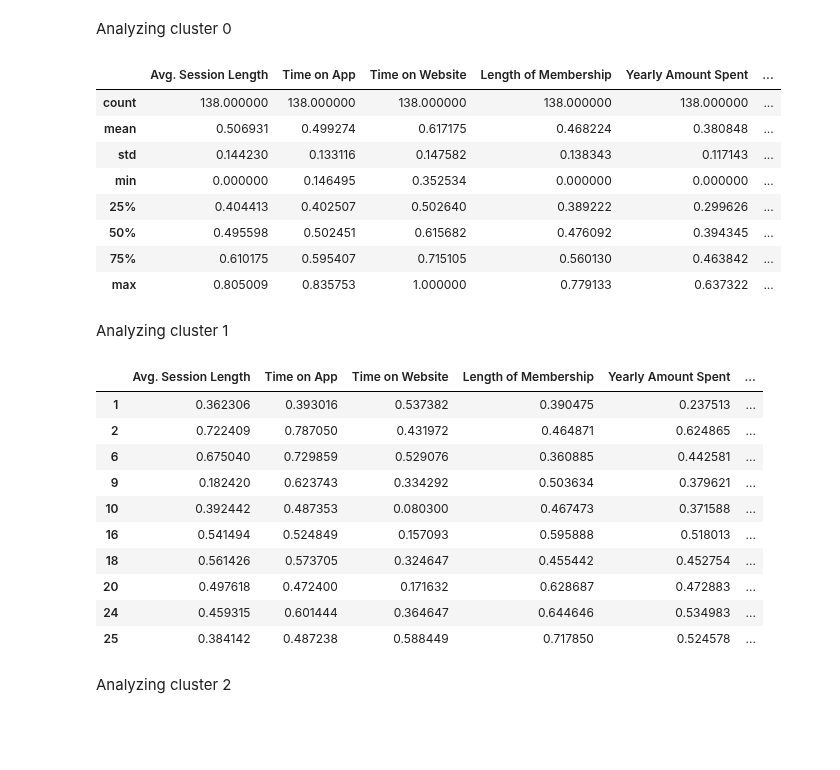
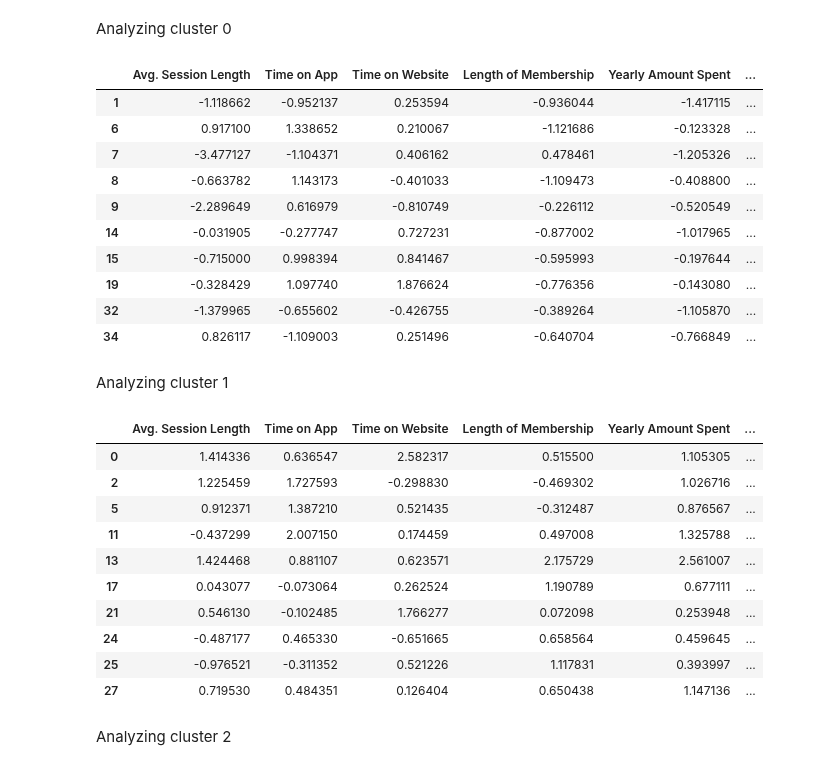
Before and after one commit to JustinSms/Ecommerce_Clustering_2, a Jupyter notebook: KPrototypes.ipynb, the cells around one changed output. Saved outputs shown, nothing was run; the diff lists cells and outputs as text; code cells hidden in the pictures; blank space fills up the shorter version.

```diff
--- a/KPrototypes.ipynb
+++ b/KPrototypes.ipynb
@@ -11,9 +11,19 @@ from sklearn.preprocessing import MinMaxScaler
 Importing data
 # %%
 data_hot_clustering = sf.data_hot_clustering
+#print(data_hot_clustering.head(5))
 
 data_norm = normalization.normalized_dataframe
 #print(data_norm.info())
 
 # Clusters are strongly influenced by State group
 data_clustering = pd.concat([data_norm,data_hot_clustering["State group"]], axis = 1)
+
+# Standardized data
+data_stand = data_hot_clustering[["Avg. Session Length","Time on App","Time on Website","Length of Membership","Yearly Amount Spent","State group"]]
+
+con_feats = ["Avg. Session Length","Time on App","Time on Website","Length of Membership","Yearly Amount Spent"]
+scale = StandardScaler()
+
+data_stand[con_feats] = scale.fit_transform(data_stand[con_feats])
+print(data_stand.head())
@@ -20,6 +44,6 @@ data_clustering = pd.concat([data_norm,data_hot_clustering["State group"]], axis
 # %% [markdown]
 Turning df in numpy array, bc ktypes takes numpy array as input
 # %%
-data_array = data_clustering.values
+data_array = data_stand.values
 print(data_array)
 # %% [output]
@@ -50,7 +74,7 @@ Choosing optimal number of cluster k
 #Choosing optimal K
 cost = []
 for num_clusters in list(range(1,8)):
-    kproto = KPrototypes(n_clusters=num_clusters, init='Huang')
+    kproto = KPrototypes(n_clusters=num_clusters, init='Cao')
     kproto.fit_predict(data_array, categorical=[5])
     cost.append(kproto.cost_)
 
@@ -88,37 +112,39 @@ for i in clusters:
 # %% [markdown]
 Adding clusters to original dataframe
 # %%
-data_clustering["Clusters"] = cluster_list
+data_stand["Clusters"] = cluster_list
 # %% [markdown]
 Analyzing cluster 0
 # %%
-data_clustering[data_clustering["Clusters"] == 0].head(10)
-data_clustering[data_clustering["Clusters"] == 0].describe()
+data_stand[data_stand["Clusters"] == 0].head(10)
+#data_stand[data_stand["Clusters"] == 0].describe()
 # %% [output]
 |  | Avg. Session Length | Time on App | Time on Website | Length of Membership | Yearly Amount Spent | ... |
-| count | 138.000000 | 138.000000 | 138.000000 | 138.000000 | 138.000000 | ... |
-| mean | 0.506931 | 0.499274 | 0.617175 | 0.468224 | 0.380848 | ... |
-| std | 0.144230 | 0.133116 | 0.147582 | 0.138343 | 0.117143 | ... |
-| min | 0.000000 | 0.146495 | 0.352534 | 0.000000 | 0.000000 | ... |
-| 25% | 0.404413 | 0.402507 | 0.502640 | 0.389222 | 0.299626 | ... |
-| 50% | 0.495598 | 0.502451 | 0.615682 | 0.476092 | 0.394345 | ... |
-| 75% | 0.610175 | 0.595407 | 0.715105 | 0.560130 | 0.463842 | ... |
-| max | 0.805009 | 0.835753 | 1.000000 | 0.779133 | 0.637322 | ... |
+| 1 | -1.118662 | -0.952137 | 0.253594 | -0.936044 | -1.417115 | ... |
+| 6 | 0.917100 | 1.338652 | 0.210067 | -1.121686 | -0.123328 | ... |
+| 7 | -3.477127 | -1.104371 | 0.406162 | 0.478461 | -1.205326 | ... |
+| 8 | -0.663782 | 1.143173 | -0.401033 | -1.109473 | -0.408800 | ... |
+| 9 | -2.289649 | 0.616979 | -0.810749 | -0.226112 | -0.520549 | ... |
+| 14 | -0.031905 | -0.277747 | 0.727231 | -0.877002 | -1.017965 | ... |
+| 15 | -0.715000 | 0.998394 | 0.841467 | -0.595993 | -0.197644 | ... |
+| 19 | -0.328429 | 1.097740 | 1.876624 | -0.776356 | -0.143080 | ... |
+| 32 | -1.379965 | -0.655602 | -0.426755 | -0.389264 | -1.105870 | ... |
+| 34 | 0.826117 | -1.109003 | 0.251496 | -0.640704 | -0.766849 | ... |
 # %% [markdown]
 Analyzing cluster 1
 # %%
-data_clustering[data_clustering["Clusters"] == 1].head(10)
+data_stand[data_stand["Clusters"] == 1].head(10)
 # %% [output]
 |  | Avg. Session Length | Time on App | Time on Website | Length of Membership | Yearly Amount Spent | ... |
-| 1 | 0.362306 | 0.393016 | 0.537382 | 0.390475 | 0.237513 | ... |
-| 2 | 0.722409 | 0.787050 | 0.431972 | 0.464871 | 0.624865 | ... |
-| 6 | 0.675040 | 0.729859 | 0.529076 | 0.360885 | 0.442581 | ... |
-| 9 | 0.182420 | 0.623743 | 0.334292 | 0.503634 | 0.379621 | ... |
-| 10 | 0.392442 | 0.487353 | 0.080300 | 0.467473 | 0.371588 | ... |
-| 16 | 0.541494 | 0.524849 | 0.157093 | 0.595888 | 0.518013 | ... |
-| 18 | 0.561426 | 0.573705 | 0.324647 | 0.455442 | 0.452754 | ... |
-| 20 | 0.497618 | 0.472400 | 0.171632 | 0.628687 | 0.472883 | ... |
-| 24 | 0.459315 | 0.601444 | 0.364647 | 0.644646 | 0.534983 | ... |
-| 25 | 0.384142 | 0.487238 | 0.588449 | 0.717850 | 0.524578 | ... |
+| 0 | 1.414336 | 0.636547 | 2.582317 | 0.515500 | 1.105305 | ... |
+| 2 | 1.225459 | 1.727593 | -0.298830 | -0.469302 | 1.026716 | ... |
+| 5 | 0.912371 | 1.387210 | 0.521435 | -0.312487 | 0.876567 | ... |
+| 11 | -0.437299 | 2.007150 | 0.174459 | 0.497008 | 1.325788 | ... |
+| 13 | 1.424468 | 0.881107 | 0.623571 | 2.175729 | 2.561007 | ... |
+| 17 | 0.043077 | -0.073064 | 0.262524 | 1.190789 | 0.677111 | ... |
+| 21 | 0.546130 | -0.102485 | 1.766277 | 0.072098 | 0.253948 | ... |
+| 24 | -0.487177 | 0.465330 | -0.651665 | 0.658564 | 0.459645 | ... |
+| 25 | -0.976521 | -0.311352 | 0.521226 | 1.117831 | 0.393997 | ... |
+| 27 | 0.719530 | 0.484351 | 0.126404 | 0.650438 | 1.147136 | ... |
 # %% [markdown]
 Analyzing cluster 2
```
Also changed, not shown: parts of 9 cells of this notebook.
